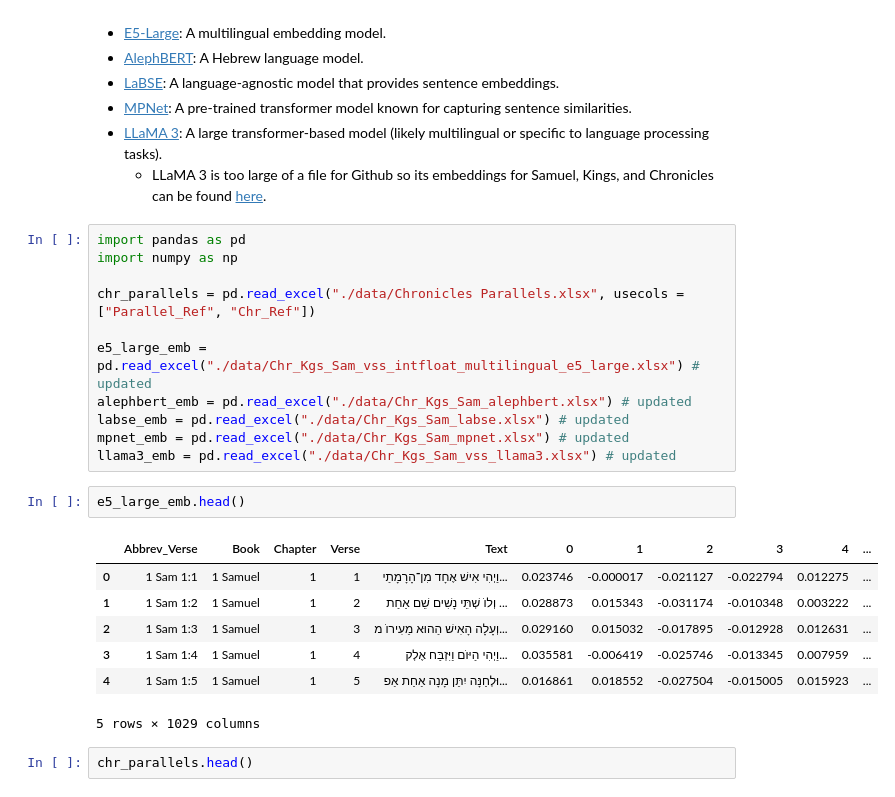
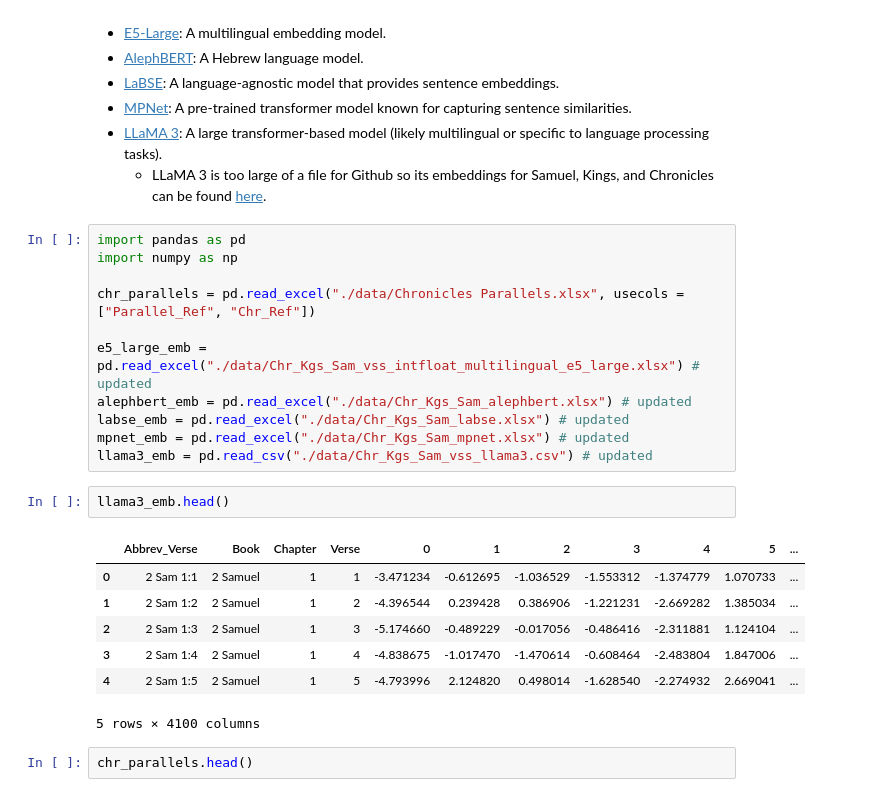
Before and after one commit to dmsmiley/tracing-deeper-parallels, a Jupyter notebook: Main Code Notebook.ipynb, the cells around one changed output. Drawn from its saved outputs; the diff is of its cells as text.

```diff
--- a/Main Code Notebook.ipynb
+++ b/Main Code Notebook.ipynb
@@ -20,17 +20,17 @@ e5_large_emb = pd.read_excel("./data/Chr_Kgs_Sam_vss_intfloat_multilingual_e5_la
 alephbert_emb = pd.read_excel("./data/Chr_Kgs_Sam_alephbert.xlsx") # updated
 labse_emb = pd.read_excel("./data/Chr_Kgs_Sam_labse.xlsx") # updated
 mpnet_emb = pd.read_excel("./data/Chr_Kgs_Sam_mpnet.xlsx") # updated
-llama3_emb = pd.read_excel("./data/Chr_Kgs_Sam_vss_llama3.xlsx") # updated
+llama3_emb = pd.read_csv("./data/Chr_Kgs_Sam_vss_llama3.csv") # updated
 # %%
-e5_large_emb.head()
+llama3_emb.head()
 # %% [output]
-|  | Abbrev_Verse | Book | Chapter | Verse | Text | 0 | 1 | 2 | 3 | 4 | ... |
-| 0 | 1 Sam 1:1 | 1 Samuel | 1 | 1 | וַיְהִי אִישׁ אֶחָד מִן־הָרָמָתַי... | 0.023746 | -0.000017 | -0.021127 | -0.022794 | 0.012275 | ... |
-| 1 | 1 Sam 1:2 | 1 Samuel | 1 | 2 | וְלוֺ שְׁתֵּי נָשִׁים שֵׁם אַחַת ... | 0.028873 | 0.015343 | -0.031174 | -0.010348 | 0.003222 | ... |
-| 2 | 1 Sam 1:3 | 1 Samuel | 1 | 3 | וְעָלָה הָאִישׁ הַהוּא מֵעִירוֺ מ... | 0.029160 | 0.015032 | -0.017895 | -0.012928 | 0.012631 | ... |
-| 3 | 1 Sam 1:4 | 1 Samuel | 1 | 4 | וַיְהִי הַיּוֺם וַיִּזְבַּח אֶלְק... | 0.035581 | -0.006419 | -0.025746 | -0.013345 | 0.007959 | ... |
-| 4 | 1 Sam 1:5 | 1 Samuel | 1 | 5 | וּלְחַנָּה יִתֵּן מָנָה אַחַת אַפ... | 0.016861 | 0.018552 | -0.027504 | -0.015005 | 0.015923 | ... |
+|  | Abbrev_Verse | Book | Chapter | Verse | 0 | 1 | 2 | 3 | 4 | 5 | ... |
+| 0 | 2 Sam 1:1 | 2 Samuel | 1 | 1 | -3.471234 | -0.612695 | -1.036529 | -1.553312 | -1.374779 | 1.070733 | ... |
+| 1 | 2 Sam 1:2 | 2 Samuel | 1 | 2 | -4.396544 | 0.239428 | 0.386906 | -1.221231 | -2.669282 | 1.385034 | ... |
+| 2 | 2 Sam 1:3 | 2 Samuel | 1 | 3 | -5.174660 | -0.489229 | -0.017056 | -0.486416 | -2.311881 | 1.124104 | ... |
+| 3 | 2 Sam 1:4 | 2 Samuel | 1 | 4 | -4.838675 | -1.017470 | -1.470614 | -0.608464 | -2.483804 | 1.847006 | ... |
+| 4 | 2 Sam 1:5 | 2 Samuel | 1 | 5 | -4.793996 | 2.124820 | 0.498014 | -1.628540 | -2.274932 | 2.669041 | ... |
-5 rows × 1029 columns
+5 rows × 4100 columns
 # %%
 chr_parallels.head()
 # %% [output]
```
Also changed, not shown: parts of 4 cells of this notebook, 2 other files.
